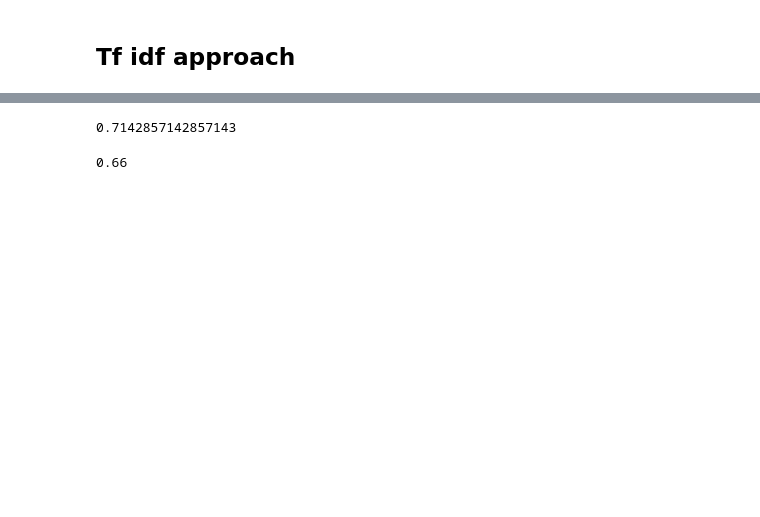
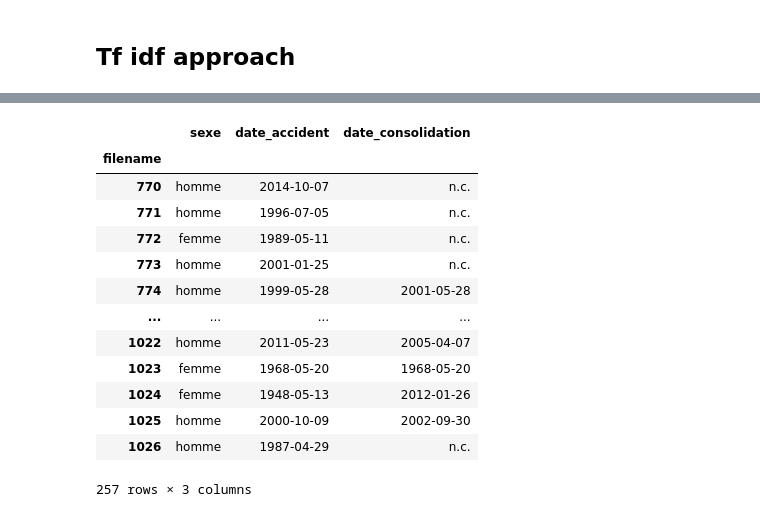
Before and after one commit to gitting-guud/MME_CNN_2020_Challenge, a Jupyter notebook: EDA.ipynb, the cells around one changed output, grey strips where cells are left out. Cells and saved outputs as stored; diff of their text form; code cells hidden in the pictures; blank space fills up the shorter version.

```diff
--- a/EDA.ipynb
+++ b/EDA.ipynb
@@ -953,16 +615,33 @@ for i in X_te.index :
+# %%
+sex_prediction = X_test.text.apply(naive_sex_classifier)
+# %%
+X_test["text_processed"] = X_test.text.apply(process_text, args=(False,))
+# %%
+data_is_accident_corpus = X_train.context_around_accident[X_train.context_around_accident.isnull() == False].to_list()
+data_is_consolidation_corpus = X_train.context_around_consolidation[X_train.context_around_consolidation.isnull() == False].to_list()
+data = np.concatenate((data_is_accident_corpus, data_is_consolidation_corpus))
+
+vectorizer = TfidfVectorizer()
+data_tfidf = vectorizer.fit_transform(data)
+
+
+target_consolidation = np.concatenate(([0 for _ in range(len(data_is_accident_corpus))],
+                                        [1 for _ in range(len(data_is_consolidation_corpus))]))
+clf_consolidation = SVC(gamma='auto', probability=True).fit(data_tfidf, target_consolidation)
+y_pred_consolidation = X_test.text_processed.apply(date_prediction_classifier_tfidf, args=(clf_consolidation, vectorizer,))
 # %%
-train_accident_corpus = [sen for sen in X_tr.context_around_accident if sen is not None ]
-train_consolidation_corpus = [sen for sen in X_tr.context_around_consolidation if sen is not None ]
-train_other_context_corpus = [sen for sen in X_tr.context_around_autre_date_random if sen is not None]
+data_is_accident_corpus = X_train.context_around_accident[X_train.context_around_accident.isnull() == False].to_list()
+data_is_consolidation_corpus = X_train.context_around_consolidation[X_train.context_around_consolidation.isnull() == False].to_list()
+data_other_context = X_train.context_around_autre_date_random[X_train.context_around_autre_date_random.isnull() == False].to_list()
+data = np.concatenate((data_is_accident_corpus, data_is_consolidation_corpus, data_other_context))
 
-data = np.concatenate((train_accident_corpus, train_consolidation_corpus, train_other_context_corpus))
 vectorizer = TfidfVectorizer()
 data_tfidf = vectorizer.fit_transform(data)
 
-is_accident = [0 for _ in range(len(train_accident_corpus))]
-is_condo = [1 for _ in range(len(train_consolidation_corpus))]
-is_other = [2 for _ in range(len(train_other_context_corpus))]
-
-target = np.concatenate((is_accident, is_condo, is_other))
-
+is_accident = [0 for _ in range(len(data_is_accident_corpus))]
+is_conso = [1 for _ in range(len(data_is_consolidation_corpus))]
+is_other = [2 for _ in range(len(data_other_context))]
+target = np.concatenate((is_accident, is_conso, is_other))
 clf = SVC(gamma='auto', probability=True).fit(data_tfidf, target)
+y_pred = X_test.text_processed.apply(date_prediction_classifier_tfidf_multiclass, args=(clf, vectorizer,))
+y_pred_accident = pd.DataFrame(y_pred.values.tolist(), index= y_pred.index)[0]
@@ -1023,8 +648,22 @@ for i in X_te.index :
-# %%
-(y_true_accident == np.array(list(y_pred_accident.values()))).mean()
-# %% [output]
-0.7142857142857143
-# %%
-(y_true_consolidation == np.array(list(y_pred_conso.values()))).mean()
-# %% [output]
-0.66
+# %%
+submit = pd.DataFrame(index = y_pred_accident.index)
+submit["sexe"] = sex_prediction
+submit["date_accident"] = y_pred_accident
+submit["date_consolidation"] = y_pred_consolidation
+submit.index = submit.index.rename("filename")
+submit
+# %% [output]
+|  | sexe | date_accident | date_consolidation |
+| filename |  |  |  |
+| 770 | homme | 2014-10-07 | n.c. |
+| 771 | homme | 1996-07-05 | n.c. |
+| 772 | femme | 1989-05-11 | n.c. |
+| 773 | homme | 2001-01-25 | n.c. |
+| 774 | homme | 1999-05-28 | 2001-05-28 |
+| ... | ... | ... | ... |
+| 1022 | homme | 2011-05-23 | 2005-04-07 |
+| 1023 | femme | 1968-05-20 | 1968-05-20 |
+| 1024 | femme | 1948-05-13 | 2012-01-26 |
+| 1025 | homme | 2000-10-09 | 2002-09-30 |
+| 1026 | homme | 1987-04-29 | n.c. |
+257 rows × 3 columns
```
Also changed, not shown: parts of 76 cells of this notebook, 5 other files.
